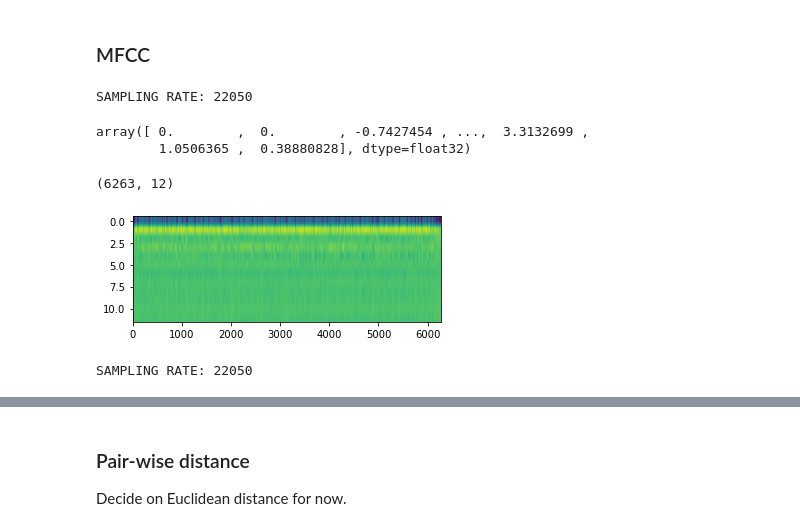
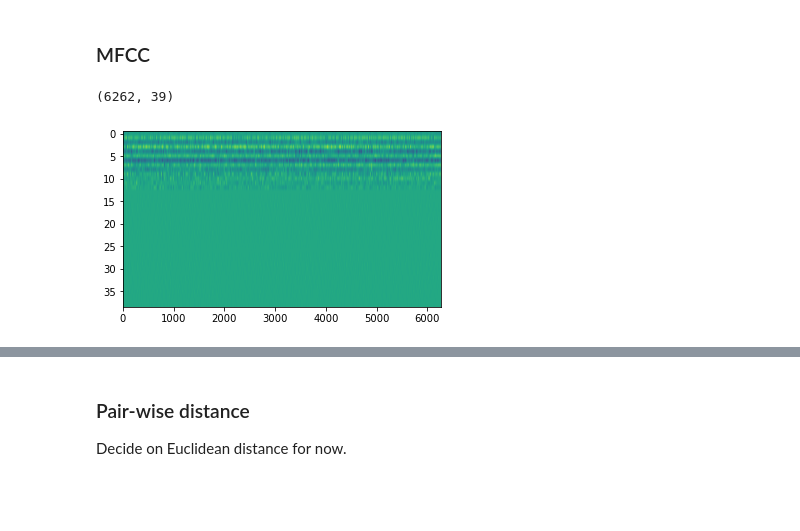
Before and after one commit to HMC-MIR/HSTW, a Jupyter notebook: 02_speech_align.ipynb, the cells around one changed output, grey strips where cells are left out. Cells and saved outputs as stored; diff of their text form; code cells hidden in the pictures; blank space fills up the shorter version.

Commit message:
39 MFCC features, yml file, speechCommon, and HPTW alignment

```diff
--- a/02_speech_align.ipynb
+++ b/02_speech_align.ipynb
@@ -22,30 +22,21 @@ ref_dir = '/home/{}/ttemp/TamperingDetection/speech/ref'.format(user)
 # %% [markdown]
 ### MFCC
 # %%
-mfcc_ref = getMFCC("10_6_17", mfcc_type='old')
+mfcc_ref = getMFCC("10_6_17", mfcc_type = 'new')
-# %% [output]
-SAMPLING RATE: 22050
-# %%
-mfcc_ref[:,11]
-# %% [output]
-array([ 0.        ,  0.        , -0.7427454 , ...,  3.3132699 ,
-        1.0506365 ,  0.38880828], dtype=float32)
 # %%
 mfcc_ref.shape
 # %% [output]
-(6263, 12)
+(6262, 39)
 # %%
-plt.figure(figsize=(5, 2))
+plt.figure(figsize=(5, 3))
 #librosa.display.specshow(mfcc_ref)
 plt.imshow(mfcc_ref.T, aspect='auto')
 plt.tight_layout()
 plt.show()
 # %% [output]
-[figure, old version]
+[figure, new version]
 # %%
-mfcc_query = getMFCC("10_6_17", piece_type="queries", edit_type="i1", mfcc_type='old')
+mfcc_query = getMFCC("10_6_17", time = editTimeSec, piece_type="queries", edit_type="i1")
-# %% [output]
-SAMPLING RATE: 22050
 # %%
 mfcc_query.shape
 # %% [output]
```
Also changed, not shown: parts of 18 cells of this notebook, 3 other files.
